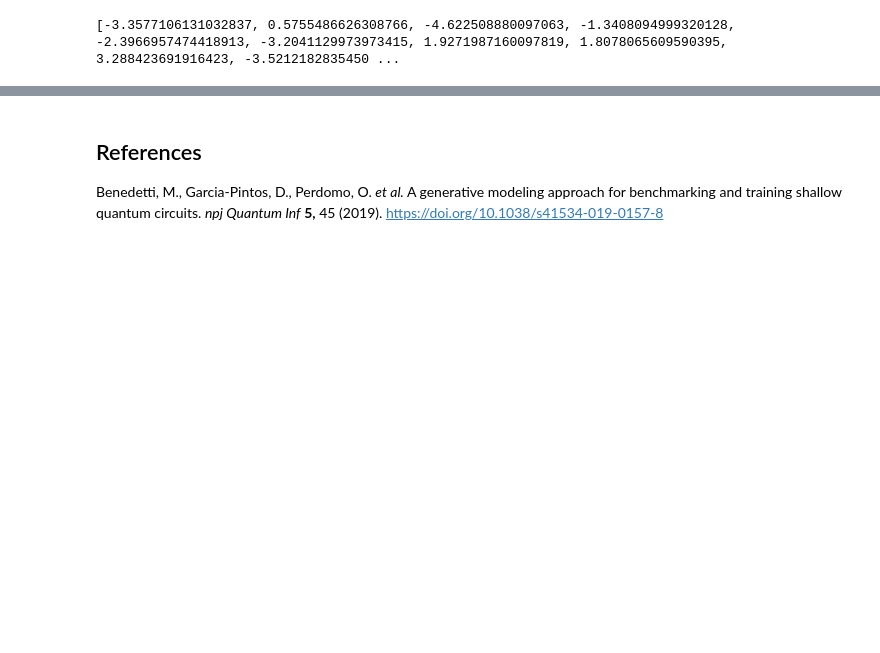
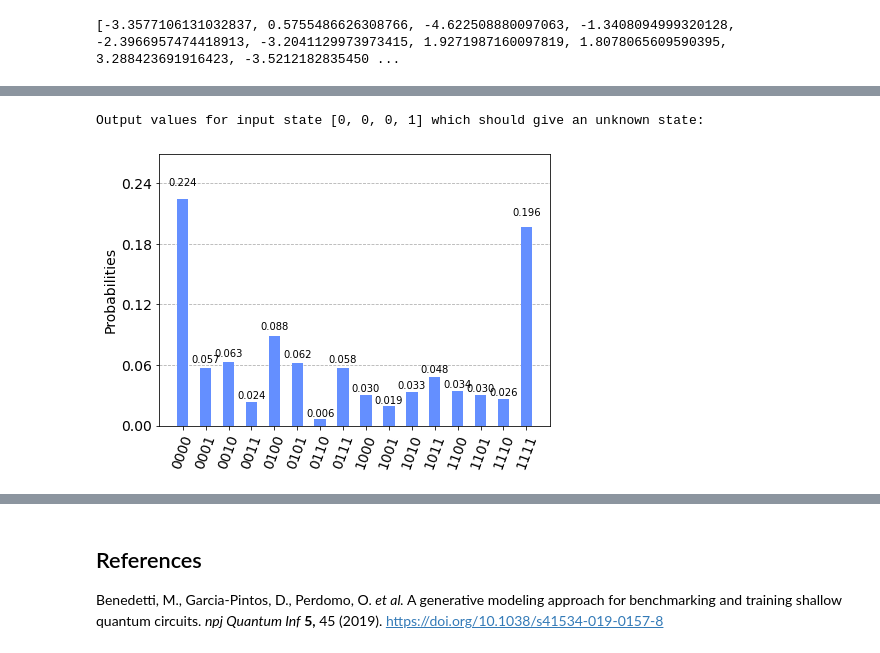
Before and after one commit to melipass/qosf-task, a Jupyter notebook: task2.ipynb, the cells around one changed output, grey strips where cells are left out. Cells and saved outputs as stored; diff of their text form; code cells hidden in the pictures; blank space fills up the shorter version.

```diff
--- a/task2.ipynb
+++ b/task2.ipynb
@@ -311,3 +320,10 @@ print(best_parameters)
+# %%
+counts_other = get_counts_for_state([0,0,0,1], best_parameters)
+print("Output values for input state " + str([0,0,0,1]) +" which should give an unknown state:")
+plot_histogram(counts_other)
+# %% [output]
+Output values for input state [0, 0, 0, 1] which should give an unknown state:
+[figure, added]
 # %% [markdown]
 ## Discussion
 
```
Also changed, not shown: parts of 3 cells of this notebook.
